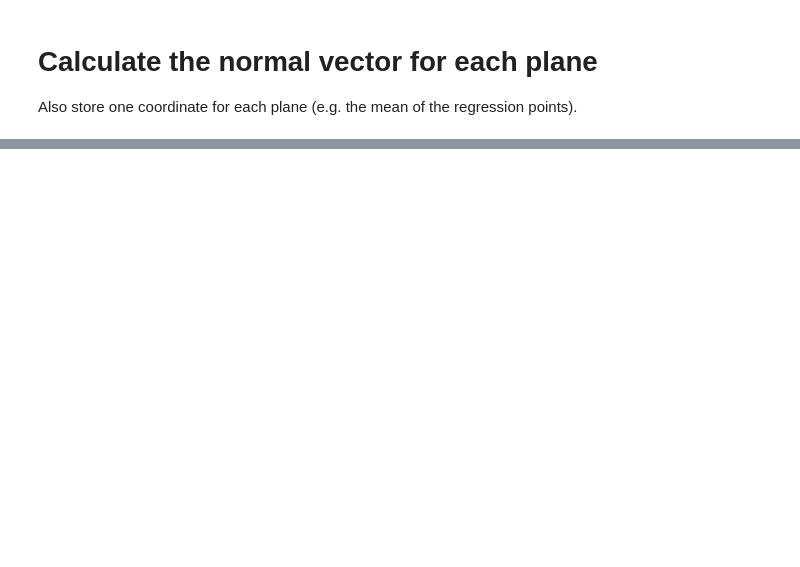
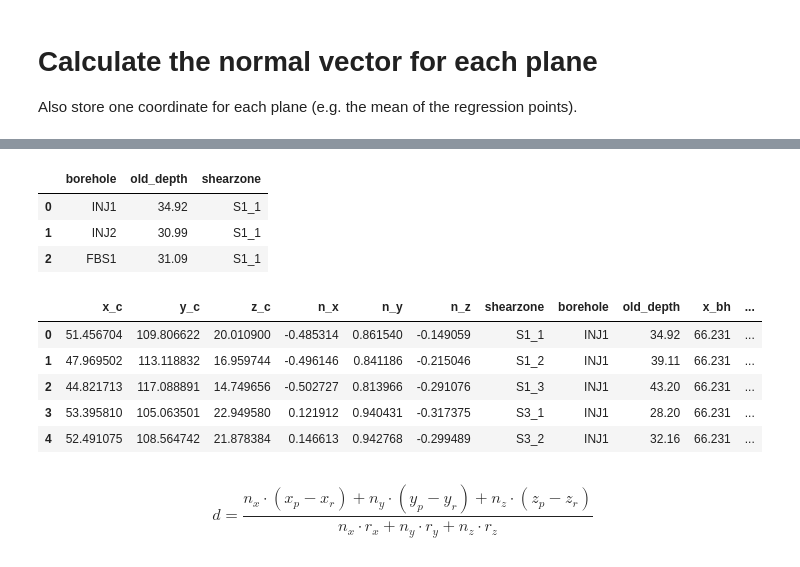
Before and after one commit to zhang-cugb/mastersproject, a Jupyter notebook: src/mastersproject/GTS/Method prototypes/flow source -- fracture-borehole intersection.ipynb, the cells around one changed output, grey strips where cells are left out. Saved outputs shown, nothing was run; the diff lists cells and outputs as text; code cells hidden in the pictures; blank space fills up the shorter version.

```diff
--- a/src/mastersproject/GTS/Method prototypes/flow source -- fracture-borehole intersection.ipynb
+++ b/src/mastersproject/GTS/Method prototypes/flow source -- fracture-borehole intersection.ipynb
@@ -73,3 +76,8 @@ borehole_data.head()
 | 2 | 667471.317 | 158926.213 | 1732.263 | 44.00 | 101 | 219.92 | -37.33 | FBS3 | 0 | -0.510265 | ... |
 | 3 | 667470.546 | 158859.278 | 1746.458 | 18.20 | 101 | 258.89 | -75.13 | SBH1 | 0 | -0.251817 | ... |
 | 4 | 667468.567 | 158885.383 | 1733.960 | 20.55 | 101 | 190.07 | 4.91 | SBH3 | 0 | -0.174210 | ... |
+# %%
+bh_data = borehole_data[['borehole',
+                         'x_gts', 'y_gts', 'z_gts',
+                         '_trig_x', '_trig_y', '_trig_z']]
+bh_data.head()
@@ -104,19 +112,0 @@ df
-# %%
-def planes():
-    isc = gts.ISCData(path='windows')
-    isc.shearzones
-
-    results = []
-    for sz in isc.shearzones:
-        point_cloud = isc.get_shearzone(sz=sz, coords='gts')
-        N = point_cloud.shape[1]
-        centroid = np.sum(point_cloud, axis=1) / N
-        normal = gts._fit_normal_to_points(point_cloud)
-        data = np.atleast_2d(np.hstack((centroid,normal)))
-        columns = ('c_x', 'c_y', 'c_z', 'n_x', 'n_y', 'n_z')
-        frame = pd.DataFrame(data=data, columns=columns)
-        frame['shearzone'] = sz
-        results.append(frame)
-
-    df = pd.concat(results, ignore_index=True)
-    return df
@@ -132,0 +113,3 @@ df
+# %%
+sz = planes()
+sz
@@ -132,0 +135,25 @@ df
+# %%
+sz_bh = isc.shearzone_borehole_geometry
+sz_bh = sz_bh[sz_bh.depth.notna()]
+sz_bh = sz_bh.rename(columns={'depth': 'old_depth'})
+sz_bh.head(3)
+# %% [output]
+|  | borehole | old_depth | shearzone |
+| 0 | INJ1 | 34.92 | S1_1 |
+| 1 | INJ2 | 30.99 | S1_1 |
+| 2 | FBS1 | 31.09 | S1_1 |
+# %%
+df = sz.merge(sz_bh, on='shearzone').merge(bh_data, on='borehole')
+mapper = {'x_gts': 'x_bh', 'y_gts': 'y_bh', 'z_gts': 'z_bh',
+          '_trig_x': 'r_x', '_trig_y': 'r_y', '_trig_z': 'r_z'}
+df = df.rename(columns=mapper)
+df.head()
+# %% [output]
+|  | x_c | y_c | z_c | n_x | n_y | n_z | shearzone | borehole | old_depth | x_bh | ... |
+| 0 | 51.456704 | 109.806622 | 20.010900 | -0.485314 | 0.861540 | -0.149059 | S1_1 | INJ1 | 34.92 | 66.231 | ... |
+| 1 | 47.969502 | 113.118832 | 16.959744 | -0.496146 | 0.841186 | -0.215046 | S1_2 | INJ1 | 39.11 | 66.231 | ... |
+| 2 | 44.821713 | 117.088891 | 14.749656 | -0.502727 | 0.813966 | -0.291076 | S1_3 | INJ1 | 43.20 | 66.231 | ... |
+| 3 | 53.395810 | 105.063501 | 22.949580 | 0.121912 | 0.940431 | -0.317375 | S3_1 | INJ1 | 28.20 | 66.231 | ... |
+| 4 | 52.491075 | 108.564742 | 21.878384 | 0.146613 | 0.942768 | -0.299489 | S3_2 | INJ1 | 32.16 | 66.231 | ... |
+# %% [markdown]
+$$d = \frac{n_x\cdot(x_p-x_r) + n_y\cdot(y_p-y_r) + n_z\cdot(z_p-z_r)}{n_x\cdot r_x + n_y\cdot r_y + n_z\cdot r_z}$$
```
Also changed, not shown: parts of 14 cells of this notebook.
